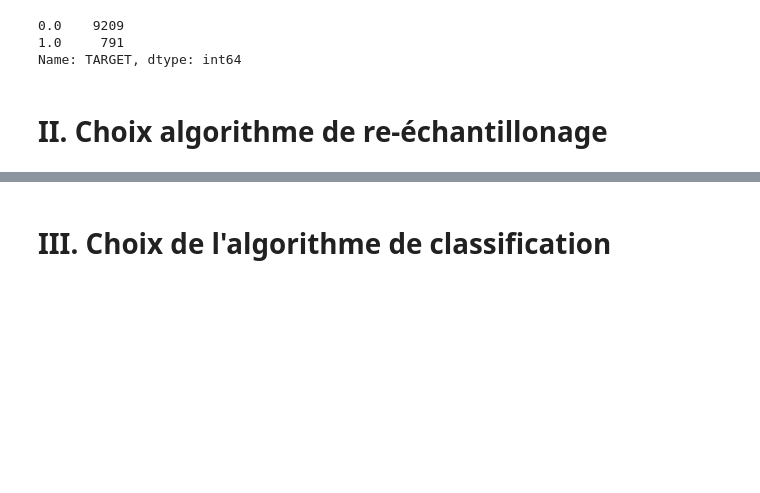
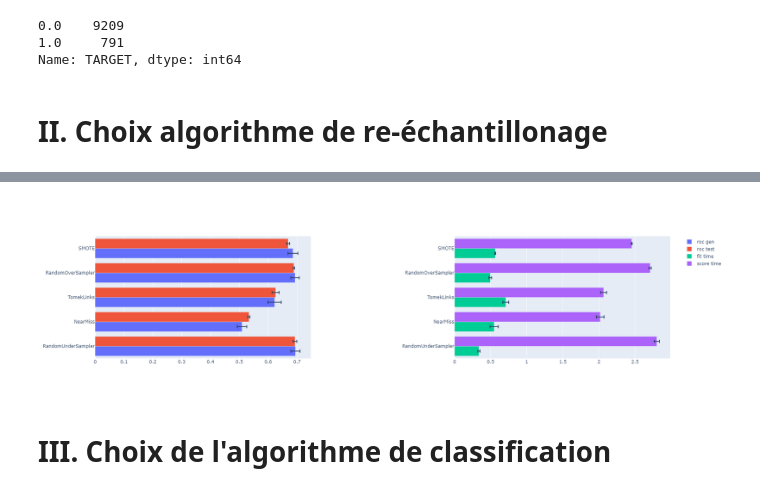
Before and after one commit to JGosteau/OC-Projet7-Scoring_App-API_Part, a Jupyter notebook: notebook.ipynb, the cells around one changed output, grey strips where cells are left out. Saved outputs shown, nothing was run; the diff lists cells and outputs as text; code cells hidden in the pictures; blank space fills up the shorter version.

Commit message:
# Ver 2.0.1  - correction multilabelencoder sur le notebook.ipynb  - possibilité d'images statiques pour le notebook.ipynb

```diff
--- a/notebook.ipynb
+++ b/notebook.ipynb
@@ -7,9 +7,11 @@ from model.traintest import get_train_test
 from model.models import MasterModel
 from model.utils.filtering import filter_column_or_index
 from model.utils.multi_label_encoder import MultiLabelEncoder
+from IPython.display import Image
 import os, sys, time
 train_path = os.path.join("model","data", "train.csv")
 RANDOM_STATE = 123
+image_display = 'static' # 'interactive'
 # %% [markdown]
 # <a name='I'>I. Préparation des données</a>
 # %%
@@ -102,33 +109,41 @@ grid_res_data = pd.DataFrame(grid.cv_results_)
 grid_res_data.param_prepro = grid_res_data.param_prepro.astype(str).str.replace('\(.*\)', '')
 grid_res_data = grid_res_data.set_index('param_prepro')[['mean_test_roc_gen', 'std_test_roc_gen', 'mean_test_roc_test', 'std_test_roc_test', 'mean_fit_time', 'std_fit_time', 'mean_score_time', 'std_score_time']]
 #fig = go.Figure()
 
 fig = make_subplots(rows=1, cols=2, horizontal_spacing=0.25)
 fig.add_trace(go.Bar(
     name='roc gen',
     y=grid_res_data.index, x=grid_res_data['mean_test_roc_gen'],
     error_x=dict(type='data', array=grid_res_data['std_test_roc_gen']), orientation='h'
 ),row=1, col=1)
 
 fig.add_trace(go.Bar(
     name='roc test',
     y=grid_res_data.index, x=grid_res_data['mean_test_roc_test'],
     error_x=dict(type='data', array=grid_res_data['std_test_roc_test']), orientation='h'
 ),row=1, col=1)
 
 fig.add_trace(go.Bar(
     name='fit time',
     y=grid_res_data.index, x=grid_res_data['mean_fit_time'],
     error_x=dict(type='data', array=grid_res_data['std_fit_time']), orientation='h'
 ),row=1, col=2)
 
 fig.add_trace(go.Bar(
     name='score time',
     y=grid_res_data.index, x=grid_res_data['mean_score_time'],
     error_x=dict(type='data', array=grid_res_data['std_score_time']), orientation='h'
 ),row=1, col=2)
 fig.update_layout(barmode='group')
 fig
+
+if image_display == 'interactive' :
+    display(fig)
+else :
+    img_bytes = fig.to_image(format="png", width=1800, scale=1)
+    display(Image(img_bytes))
+# %% [output]
+[figure, added]
 # %%
 try :
     xtrain, xtest, ytrain, ytest = get_train_test()
```
Also changed, not shown: parts of 12 cells of this notebook, 5 other files.
